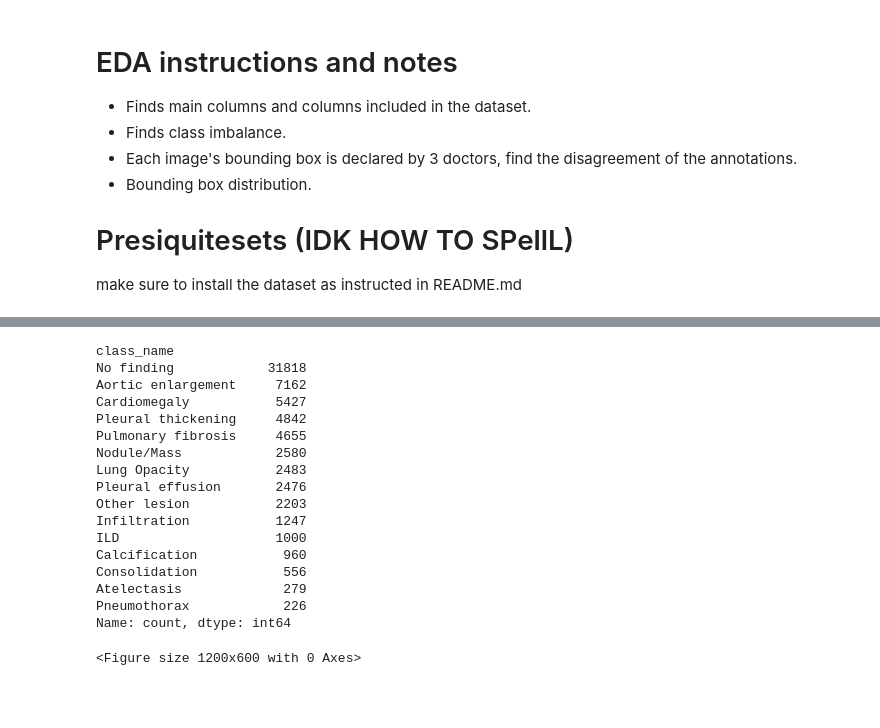
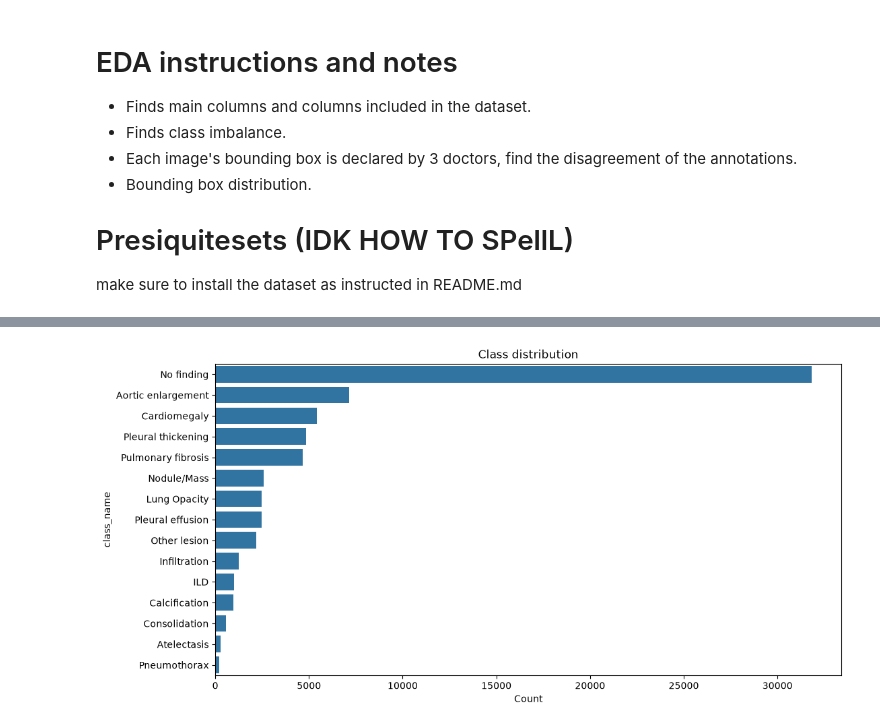
Before and after one commit to HuyDuongQuoc/DATH-HK261-explainable-cxr, a Jupyter notebook: notebooks/01_eda.ipynb, the cells around one changed output, grey strips where cells are left out. Saved outputs shown, nothing was run; the diff lists cells and outputs as text; code cells hidden in the pictures; blank space fills up the shorter version.

```diff
--- a/notebooks/01_eda.ipynb
+++ b/notebooks/01_eda.ipynb
@@ -33,24 +35,10 @@ df.head()
 | 4 | 4 | 183015e171f5159d7e60d43578632a3f | Pleural thickening | 11 | R9 | 58.0 | 794.0 | 116.0 | 851.0 | 117.0 | ... |
 # %%
 plt.figure(figsize=(12, 6))
-class_num = df["class_name"].value_counts()
-print(class_num)
+class_counts = df["class_name"].value_counts()
+sns.barplot(x=class_counts.values, y=class_counts.index)
+plt.title("Class distribution")
+plt.xlabel("Count")
+plt.show()
 # %% [output]
-class_name
-No finding            31818
-Aortic enlargement     7162
-Cardiomegaly           5427
-Pleural thickening     4842
-Pulmonary fibrosis     4655
-Nodule/Mass            2580
-Lung Opacity           2483
-Pleural effusion       2476
-Other lesion           2203
-Infiltration           1247
-ILD                    1000
-Calcification           960
-Consolidation           556
-Atelectasis             279
-Pneumothorax            226
-Name: count, dtype: int64
-<Figure size 1200x600 with 0 Axes>
+[figure, added]
```
Also changed, not shown: parts of 4 cells of this notebook.
